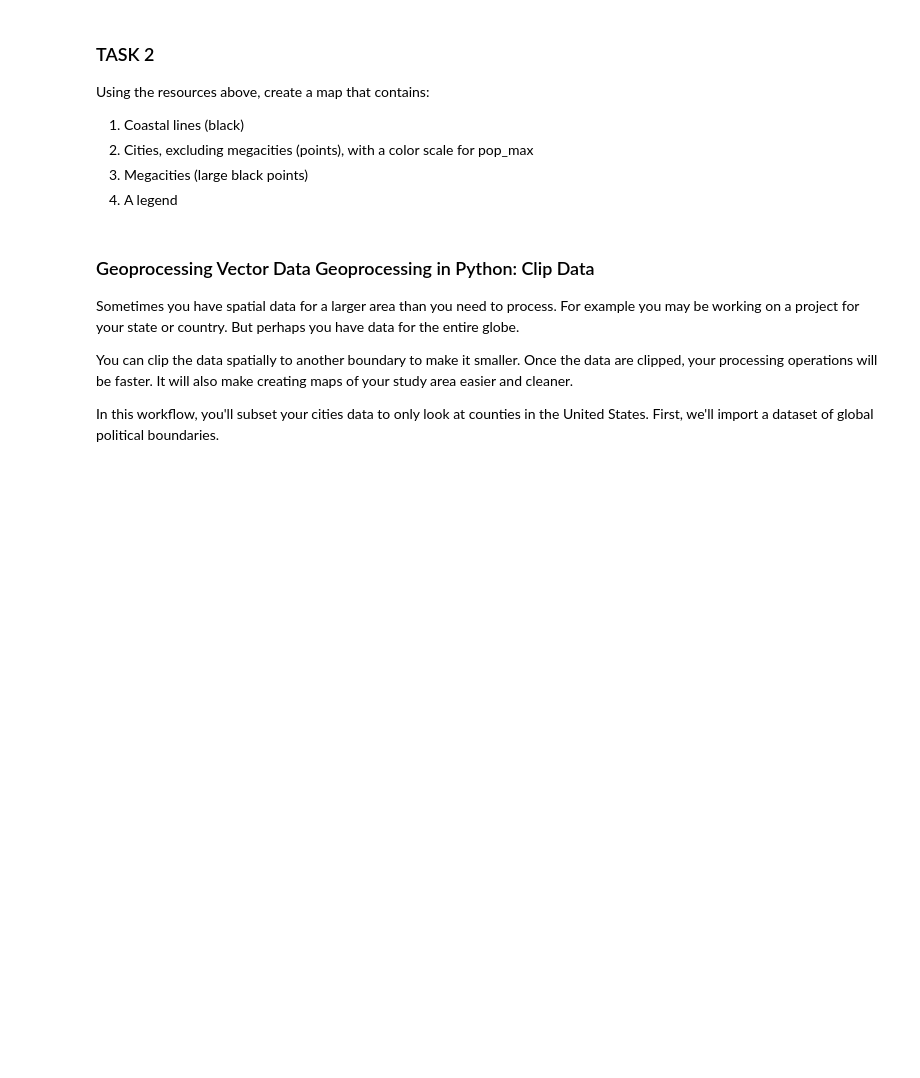
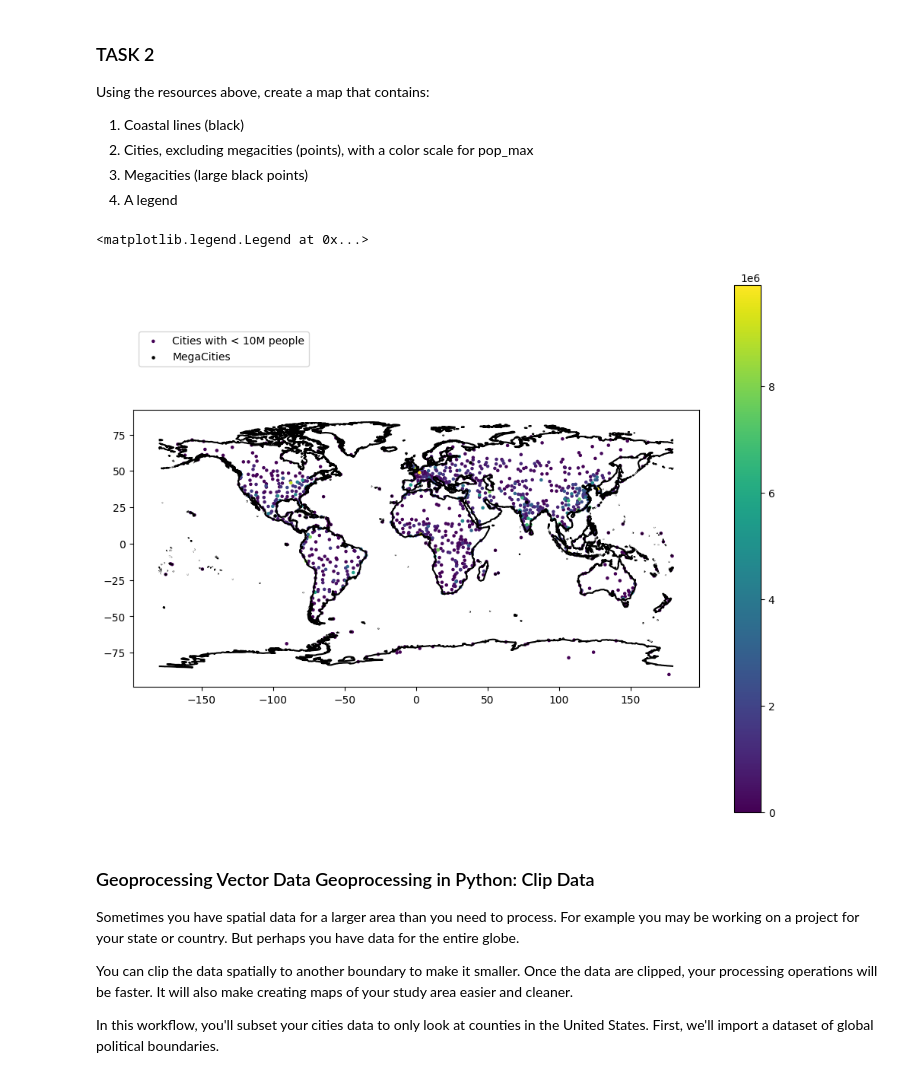
Before and after one commit to LizCarter492/EnvDatSci, a Jupyter notebook: CodeSprints/VectorData101.ipynb, the cells around one changed output. Drawn from its saved outputs; the diff is of its cells as text; code cells hidden in the pictures; blank space fills up the shorter version.

```diff
--- a/CodeSprints/VectorData101.ipynb
+++ b/CodeSprints/VectorData101.ipynb
@@ -202,3 +312,22 @@ Using the resources above, create a map that contains:
+# %%
+# Format and plot your results from task 2
+# hint:
+# ?cities.plot
+
+f, ax2 = plt.subplots(figsize=(12, 9))
+coastlines.plot(ax=ax2, color="black", legend="Coastlines")
+cities[cities.pop_max < 10000000].plot(
+    ax=ax2,
+    column="pop_max",
+    markersize=5,
+    legend=True,
+    label="Cities with < 10M people",
+)
+megacities.plot(ax=ax2, color="black", markersize=5, legend=True, label="MegaCities")
+ax2.legend(loc="upper left", bbox_to_anchor=(0, 1.3))
+# %% [output]
+<matplotlib.legend.Legend at 0x...>
+[figure, added]
 # %% [markdown]
 ### Geoprocessing Vector Data Geoprocessing in Python: Clip Data
 Sometimes you have spatial data for a larger area than you need to process. For example you may be working on a project for your state or country. But perhaps you have data for the entire globe.
```
Also changed, not shown: parts of 36 cells of this notebook, 1 other file.
